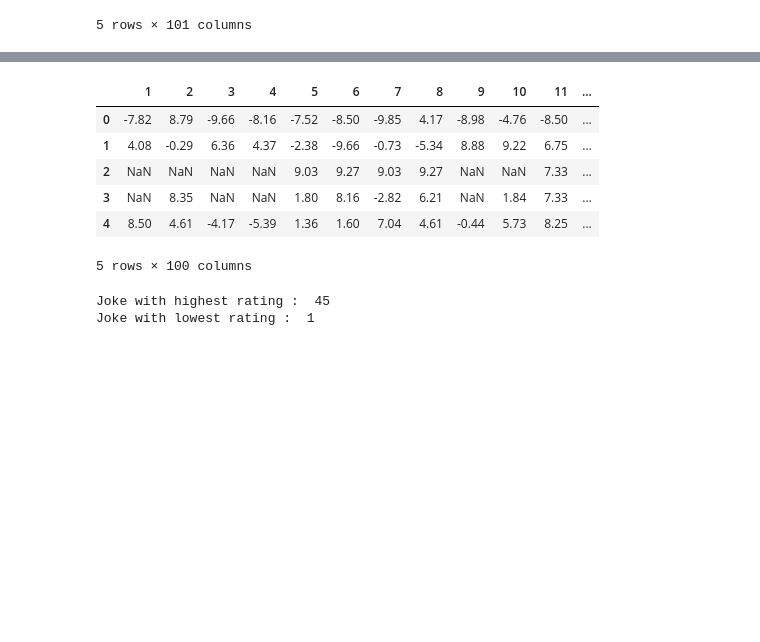
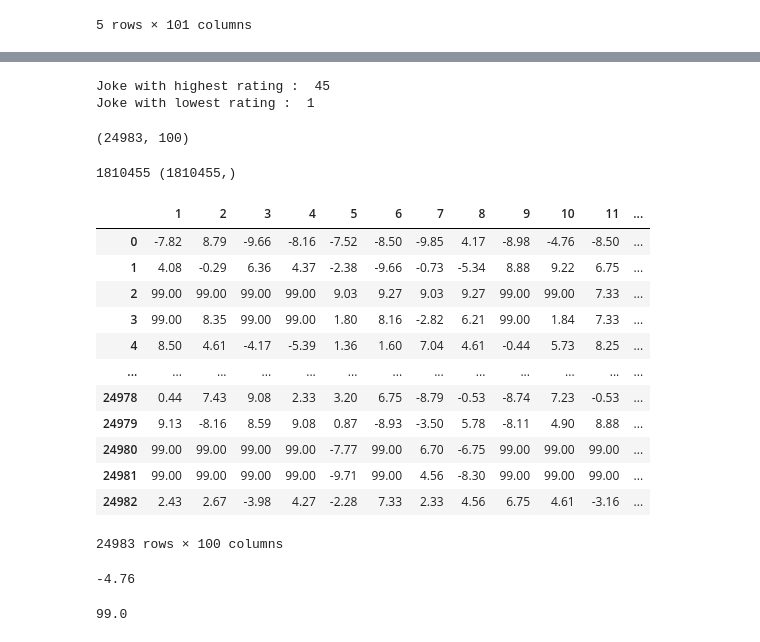
Before and after one commit to prawizard/CE888_Repo, a Jupyter notebook: Lab_4/my_recommender.ipynb, the cells around one changed output, grey strips where cells are left out. Cells and saved outputs as stored; diff of their text form; code cells hidden in the pictures; blank space fills up the shorter version.

```diff
--- a/Lab_4/my_recommender.ipynb
+++ b/Lab_4/my_recommender.ipynb
@@ -36,18 +51,37 @@ data
+# %%
+print('Joke with highest rating : ', test_data.max(axis=0).idxmax())
+print('Joke with lowest rating : ', test_data.min(axis=0).idxmax())
+# %% [output]
+Joke with highest rating :  45
+Joke with lowest rating :  1
+# %%
+val_data=pd.DataFrame(data)
+val_data.drop(columns=[0], inplace=True)
+# %%
+arr = val_data.values
+arr.shape
+# %% [output]
+(24983, 100)
+# %%
+rated = np.where(arr!=99)
+print(len(rated[0]), rated[1].shape)
+# %% [output]
+1810455 (1810455,)
+# %%
+val_data
+# %% [output]
+|  | 1 | 2 | 3 | 4 | 5 | 6 | 7 | 8 | 9 | 10 | 11 | ... |
+| 0 | -7.82 | 8.79 | -9.66 | -8.16 | -7.52 | -8.50 | -9.85 | 4.17 | -8.98 | -4.76 | -8.50 | ... |
+| 1 | 4.08 | -0.29 | 6.36 | 4.37 | -2.38 | -9.66 | -0.73 | -5.34 | 8.88 | 9.22 | 6.75 | ... |
+| 2 | 99.00 | 99.00 | 99.00 | 99.00 | 9.03 | 9.27 | 9.03 | 9.27 | 99.00 | 99.00 | 7.33 | ... |
+| 3 | 99.00 | 8.35 | 99.00 | 99.00 | 1.80 | 8.16 | -2.82 | 6.21 | 99.00 | 1.84 | 7.33 | ... |
+| 4 | 8.50 | 4.61 | -4.17 | -5.39 | 1.36 | 1.60 | 7.04 | 4.61 | -0.44 | 5.73 | 8.25 | ... |
+| ... | ... | ... | ... | ... | ... | ... | ... | ... | ... | ... | ... | ... |
+| 24978 | 0.44 | 7.43 | 9.08 | 2.33 | 3.20 | 6.75 | -8.79 | -0.53 | -8.74 | 7.23 | -0.53 | ... |
+| 24979 | 9.13 | -8.16 | 8.59 | 9.08 | 0.87 | -8.93 | -3.50 | 5.78 | -8.11 | 4.90 | 8.88 | ... |
+| 24980 | 99.00 | 99.00 | 99.00 | 99.00 | -7.77 | 99.00 | 6.70 | -6.75 | 99.00 | 99.00 | 99.00 | ... |
+| 24981 | 99.00 | 99.00 | 99.00 | 99.00 | -9.71 | 99.00 | 4.56 | -8.30 | 99.00 | 99.00 | 99.00 | ... |
+| 24982 | 2.43 | 2.67 | -3.98 | 4.27 | -2.28 | 7.33 | 2.33 | 4.56 | 6.75 | 4.61 | -3.16 | ... |
+24983 rows × 100 columns
 # %%
 data.drop(columns=[0], inplace=True)
-# %%
-data.head()
-# %% [output]
-|  | 1 | 2 | 3 | 4 | 5 | 6 | 7 | 8 | 9 | 10 | 11 | ... |
-| 0 | -7.82 | 8.79 | -9.66 | -8.16 | -7.52 | -8.50 | -9.85 | 4.17 | -8.98 | -4.76 | -8.50 | ... |
-| 1 | 4.08 | -0.29 | 6.36 | 4.37 | -2.38 | -9.66 | -0.73 | -5.34 | 8.88 | 9.22 | 6.75 | ... |
-| 2 | NaN | NaN | NaN | NaN | 9.03 | 9.27 | 9.03 | 9.27 | NaN | NaN | 7.33 | ... |
-| 3 | NaN | 8.35 | NaN | NaN | 1.80 | 8.16 | -2.82 | 6.21 | NaN | 1.84 | 7.33 | ... |
-| 4 | 8.50 | 4.61 | -4.17 | -5.39 | 1.36 | 1.60 | 7.04 | 4.61 | -0.44 | 5.73 | 8.25 | ... |
-5 rows × 100 columns
-# %%
-print('Joke with highest rating : ', data.max(axis=0).idxmax())
-print('Joke with lowest rating : ', data.min(axis=0).idxmax())
-# %% [output]
-Joke with highest rating :  45
-Joke with lowest rating :  1
@@ -53,0 +105,8 @@ Joke with lowest rating :  1
+# %%
+arr[idx[0][0], idx[1][0]]
+# %% [output]
+-4.76
+# %%
+new_arr[idx[0][0], idx[1][0]]
+# %% [output]
+99.0
```
Also changed, not shown: parts of 18 cells of this notebook.
